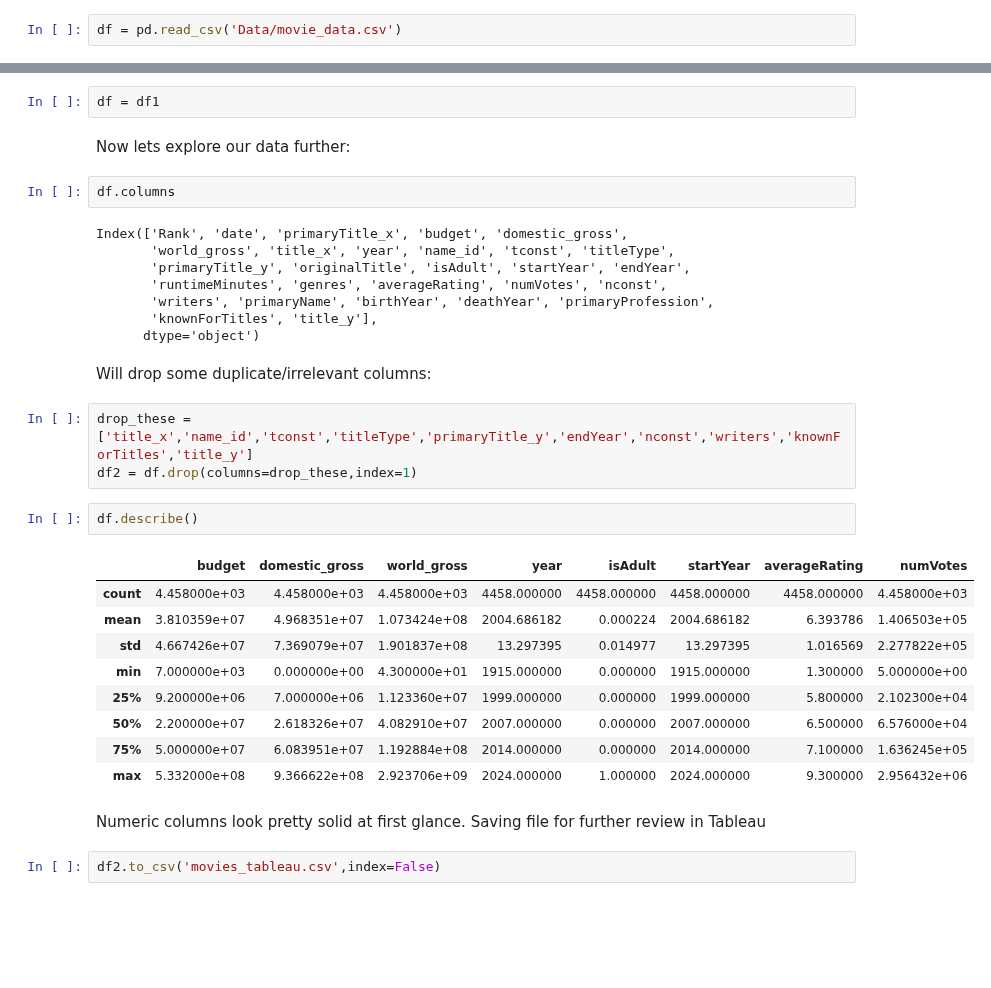
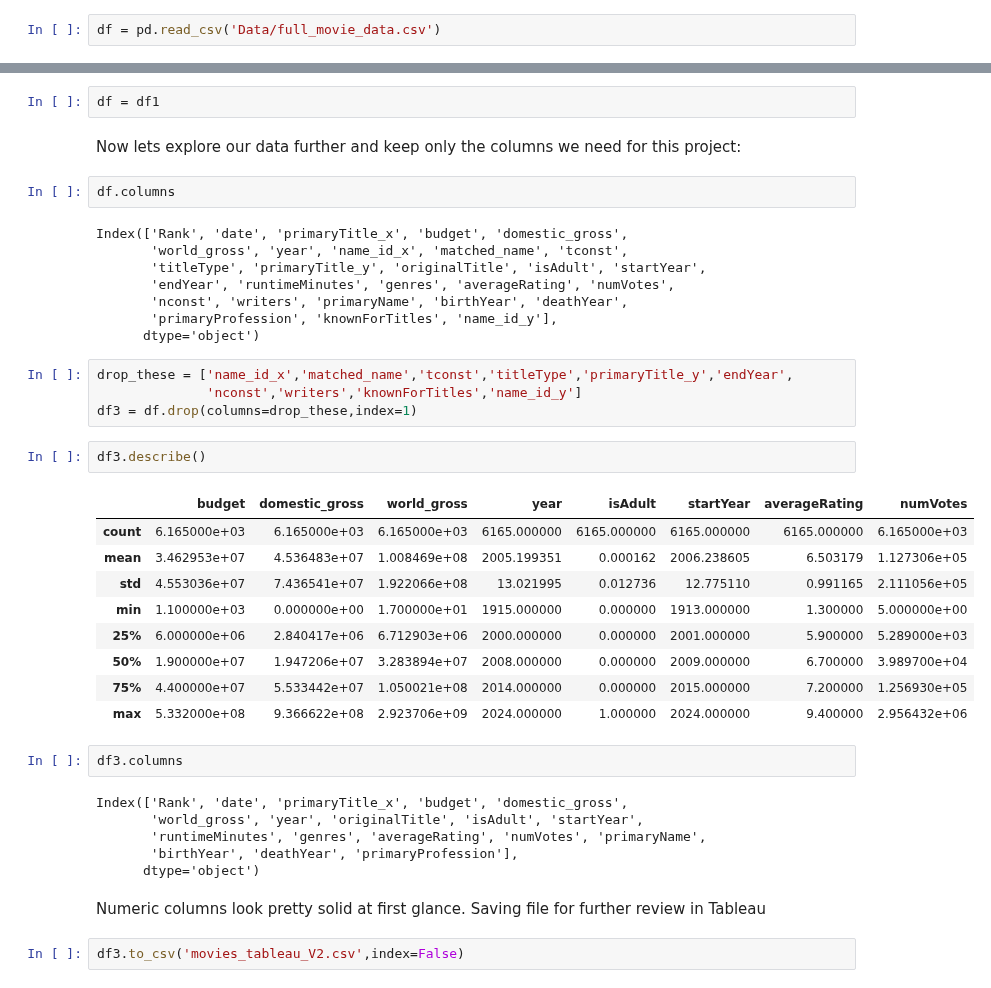
Before and after one commit to ParkerHar/Popular-Movie-Analysis, a Jupyter notebook: movie_eda.ipynb, the cells around one changed output, grey strips where cells are left out. Drawn from its saved outputs; the diff is of its cells as text; blank space fills up the shorter version.

```diff
--- a/movie_eda.ipynb
+++ b/movie_eda.ipynb
@@ -4,6 +4,6 @@ import numpy as np
 import seaborn as sns
 import matplotlib.pyplot as plt
 # %%
-df = pd.read_csv('Data/movie_data.csv')
+df = pd.read_csv('Data/full_movie_data.csv')
 # %%
 df.isnull().sum()
@@ -62,35 +148,42 @@ df1[df1['domestic_gross'] == 0]
 # %%
 df = df1
 # %% [markdown]
-Now lets explore our data further:
+Now lets explore our data further and keep only the columns we need for this project:
 # %%
 df.columns
 # %% [output]
 Index(['Rank', 'date', 'primaryTitle_x', 'budget', 'domestic_gross',
-       'world_gross', 'title_x', 'year', 'name_id', 'tconst', 'titleType',
-       'primaryTitle_y', 'originalTitle', 'isAdult', 'startYear', 'endYear',
-       'runtimeMinutes', 'genres', 'averageRating', 'numVotes', 'nconst',
-       'writers', 'primaryName', 'birthYear', 'deathYear', 'primaryProfession',
-       'knownForTitles', 'title_y'],
+       'world_gross', 'year', 'name_id_x', 'matched_name', 'tconst',
+       'titleType', 'primaryTitle_y', 'originalTitle', 'isAdult', 'startYear',
+       'endYear', 'runtimeMinutes', 'genres', 'averageRating', 'numVotes',
+       'nconst', 'writers', 'primaryName', 'birthYear', 'deathYear',
+       'primaryProfession', 'knownForTitles', 'name_id_y'],
       dtype='object')
-# %% [markdown]
-Will drop some duplicate/irrelevant columns:
 # %%
-drop_these = ['title_x','name_id','tconst','titleType','primaryTitle_y','endYear','nconst','writers','knownForTitles','title_y']
-df2 = df.drop(columns=drop_these,index=1)
+drop_these = ['name_id_x','matched_name','tconst','titleType','primaryTitle_y','endYear',
+              'nconst','writers','knownForTitles','name_id_y']
+df3 = df.drop(columns=drop_these,index=1)
 # %%
-df.describe()
+df3.describe()
 # %% [output]
 |  | budget | domestic_gross | world_gross | year | isAdult | startYear | averageRating | numVotes |
-| count | 4.458000e+03 | 4.458000e+03 | 4.458000e+03 | 4458.000000 | 4458.000000 | 4458.000000 | 4458.000000 | 4.458000e+03 |
-| mean | 3.810359e+07 | 4.968351e+07 | 1.073424e+08 | 2004.686182 | 0.000224 | 2004.686182 | 6.393786 | 1.406503e+05 |
-| std | 4.667426e+07 | 7.369079e+07 | 1.901837e+08 | 13.297395 | 0.014977 | 13.297395 | 1.016569 | 2.277822e+05 |
-| min | 7.000000e+03 | 0.000000e+00 | 4.300000e+01 | 1915.000000 | 0.000000 | 1915.000000 | 1.300000 | 5.000000e+00 |
-| 25% | 9.200000e+06 | 7.000000e+06 | 1.123360e+07 | 1999.000000 | 0.000000 | 1999.000000 | 5.800000 | 2.102300e+04 |
-| 50% | 2.200000e+07 | 2.618326e+07 | 4.082910e+07 | 2007.000000 | 0.000000 | 2007.000000 | 6.500000 | 6.576000e+04 |
-| 75% | 5.000000e+07 | 6.083951e+07 | 1.192884e+08 | 2014.000000 | 0.000000 | 2014.000000 | 7.100000 | 1.636245e+05 |
-| max | 5.332000e+08 | 9.366622e+08 | 2.923706e+09 | 2024.000000 | 1.000000 | 2024.000000 | 9.300000 | 2.956432e+06 |
+| count | 6.165000e+03 | 6.165000e+03 | 6.165000e+03 | 6165.000000 | 6165.000000 | 6165.000000 | 6165.000000 | 6.165000e+03 |
+| mean | 3.462953e+07 | 4.536483e+07 | 1.008469e+08 | 2005.199351 | 0.000162 | 2006.238605 | 6.503179 | 1.127306e+05 |
+| std | 4.553036e+07 | 7.436541e+07 | 1.922066e+08 | 13.021995 | 0.012736 | 12.775110 | 0.991165 | 2.111056e+05 |
+| min | 1.100000e+03 | 0.000000e+00 | 1.700000e+01 | 1915.000000 | 0.000000 | 1913.000000 | 1.300000 | 5.000000e+00 |
+| 25% | 6.000000e+06 | 2.840417e+06 | 6.712903e+06 | 2000.000000 | 0.000000 | 2001.000000 | 5.900000 | 5.289000e+03 |
+| 50% | 1.900000e+07 | 1.947206e+07 | 3.283894e+07 | 2008.000000 | 0.000000 | 2009.000000 | 6.700000 | 3.989700e+04 |
+| 75% | 4.400000e+07 | 5.533442e+07 | 1.050021e+08 | 2014.000000 | 0.000000 | 2015.000000 | 7.200000 | 1.256930e+05 |
+| max | 5.332000e+08 | 9.366622e+08 | 2.923706e+09 | 2024.000000 | 1.000000 | 2024.000000 | 9.400000 | 2.956432e+06 |
+# %%
+df3.columns
+# %% [output]
+Index(['Rank', 'date', 'primaryTitle_x', 'budget', 'domestic_gross',
+       'world_gross', 'year', 'originalTitle', 'isAdult', 'startYear',
+       'runtimeMinutes', 'genres', 'averageRating', 'numVotes', 'primaryName',
+       'birthYear', 'deathYear', 'primaryProfession'],
+      dtype='object')
 # %% [markdown]
 Numeric columns look pretty solid at first glance. Saving file for further review in Tableau
 # %%
-df2.to_csv('movies_tableau.csv',index=False)
+df3.to_csv('movies_tableau_V2.csv',index=False)
```
Also changed, not shown: parts of 13 cells of this notebook, 1 other file.
